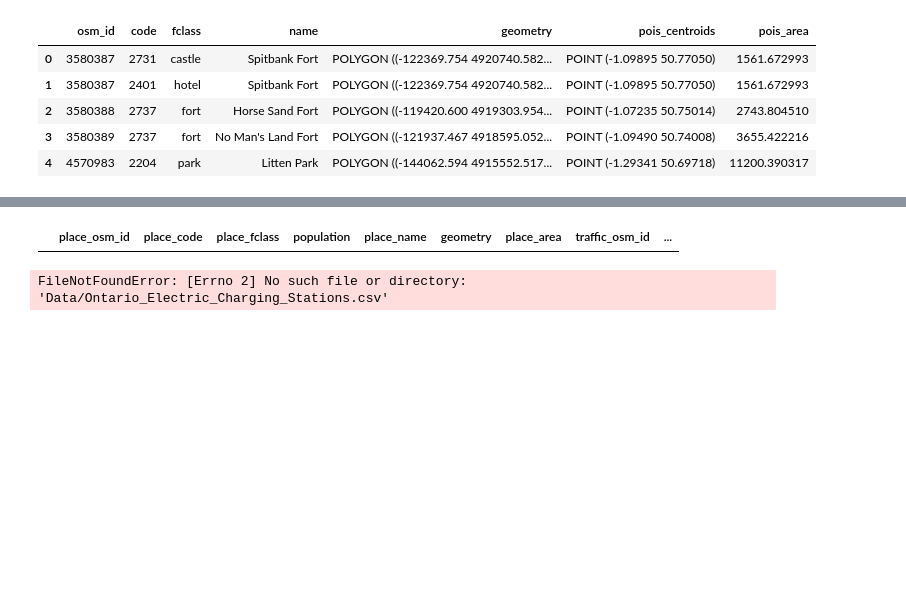
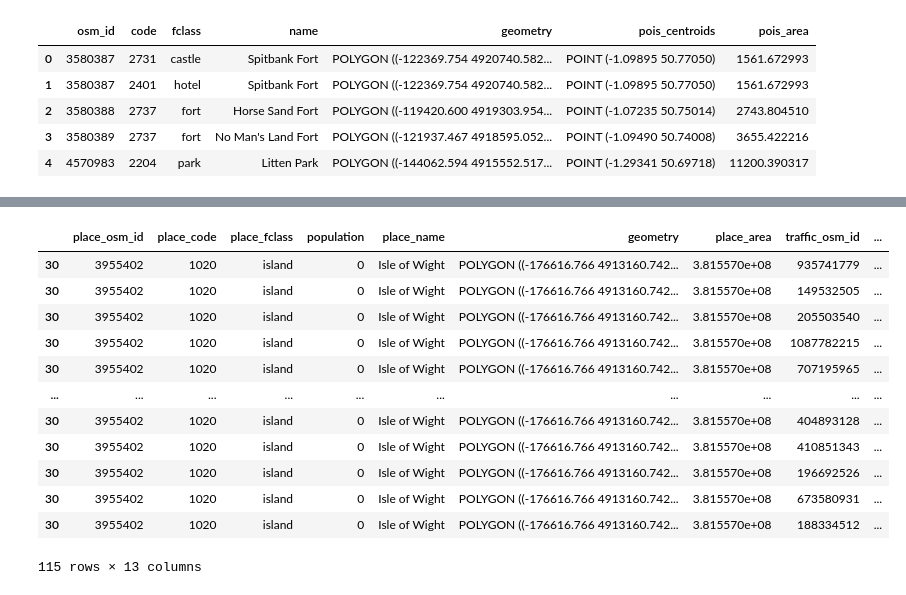
Before and after one commit to vishalydv23/abm, a Jupyter notebook: preprocess_data/data_exploration.ipynb, the cells around one changed output, grey strips where cells are left out. Drawn from its saved outputs; the diff is of its cells as text; code cells hidden in the pictures; blank space fills up the shorter version.

Commit message:
Added IoW data files

```diff
--- a/preprocess_data/data_exploration.ipynb
+++ b/preprocess_data/data_exploration.ipynb
@@ -102,5 +87,5 @@ places
 # %%
-not_iow = ["Carrevelec","Herm","Sark","Île de Batz","Île-Grande",None]
+not_iow = ["Carrevelec","Herm","Sark","Île de Batz","Île-Grande",np.nan]
 # %%
 places.plot(figsize=(15, 30), column='place_name')
 # %% [output]
@@ -249,4 +250,4 @@ traffic
 2001 rows × 7 columns
 # %%
-toronto_traffic = gpd.sjoin(toronto, traffic, how='inner').sort_values(by='traffic_area', ascending=False)
+iow_traffic = gpd.sjoin(iow, traffic, how='inner').sort_values(by='traffic_area', ascending=False)
 # %%
@@ -256,3 +269,3 @@ toronto_traffic
 # %%
-toronto_traffic = toronto_traffic.drop(labels=['index_right'], axis=1)
+iow_traffic = iow_traffic.drop(labels=['index_right'], axis=1)
 # %%
@@ -265,3 +290,3 @@ toronto_pois = toronto_pois.drop_duplicates(subset=['pois_name'])
 # %%
-toronto_traffic = toronto_traffic.drop_duplicates(subset=['traffic_name'])
+iow_traffic = iow_traffic.drop_duplicates(subset=['traffic_name'])
 # %%
@@ -271,9 +310,19 @@ toronto_pois
 # %%
-toronto_traffic
+iow_traffic
 # %% [output]
 |  | place_osm_id | place_code | place_fclass | population | place_name | geometry | place_area | traffic_osm_id | ... |
+| 30 | 3955402 | 1020 | island | 0 | Isle of Wight | POLYGON ((-176616.766 4913160.742... | 3.815570e+08 | 935741779 | ... |
+| 30 | 3955402 | 1020 | island | 0 | Isle of Wight | POLYGON ((-176616.766 4913160.742... | 3.815570e+08 | 149532505 | ... |
+| 30 | 3955402 | 1020 | island | 0 | Isle of Wight | POLYGON ((-176616.766 4913160.742... | 3.815570e+08 | 205503540 | ... |
+| 30 | 3955402 | 1020 | island | 0 | Isle of Wight | POLYGON ((-176616.766 4913160.742... | 3.815570e+08 | 1087782215 | ... |
+| 30 | 3955402 | 1020 | island | 0 | Isle of Wight | POLYGON ((-176616.766 4913160.742... | 3.815570e+08 | 707195965 | ... |
+| ... | ... | ... | ... | ... | ... | ... | ... | ... | ... |
+| 30 | 3955402 | 1020 | island | 0 | Isle of Wight | POLYGON ((-176616.766 4913160.742... | 3.815570e+08 | 404893128 | ... |
+| 30 | 3955402 | 1020 | island | 0 | Isle of Wight | POLYGON ((-176616.766 4913160.742... | 3.815570e+08 | 410851343 | ... |
+| 30 | 3955402 | 1020 | island | 0 | Isle of Wight | POLYGON ((-176616.766 4913160.742... | 3.815570e+08 | 196692526 | ... |
+| 30 | 3955402 | 1020 | island | 0 | Isle of Wight | POLYGON ((-176616.766 4913160.742... | 3.815570e+08 | 673580931 | ... |
+| 30 | 3955402 | 1020 | island | 0 | Isle of Wight | POLYGON ((-176616.766 4913160.742... | 3.815570e+08 | 188334512 | ... |
+115 rows × 13 columns
 # %%
-charging_stations = pd.read_csv('Data/Ontario_Electric_Charging_Stations.csv')
+# charging_stations = pd.read_csv('Data/Ontario_Electric_Charging_Stations.csv')
-# %% [output]
-FileNotFoundError: [Errno 2] No such file or directory: 'Data/Ontario_Electric_Charging_Stations.csv'
 # %%
```
Also changed, not shown: parts of 31 cells of this notebook, 2 other files.
